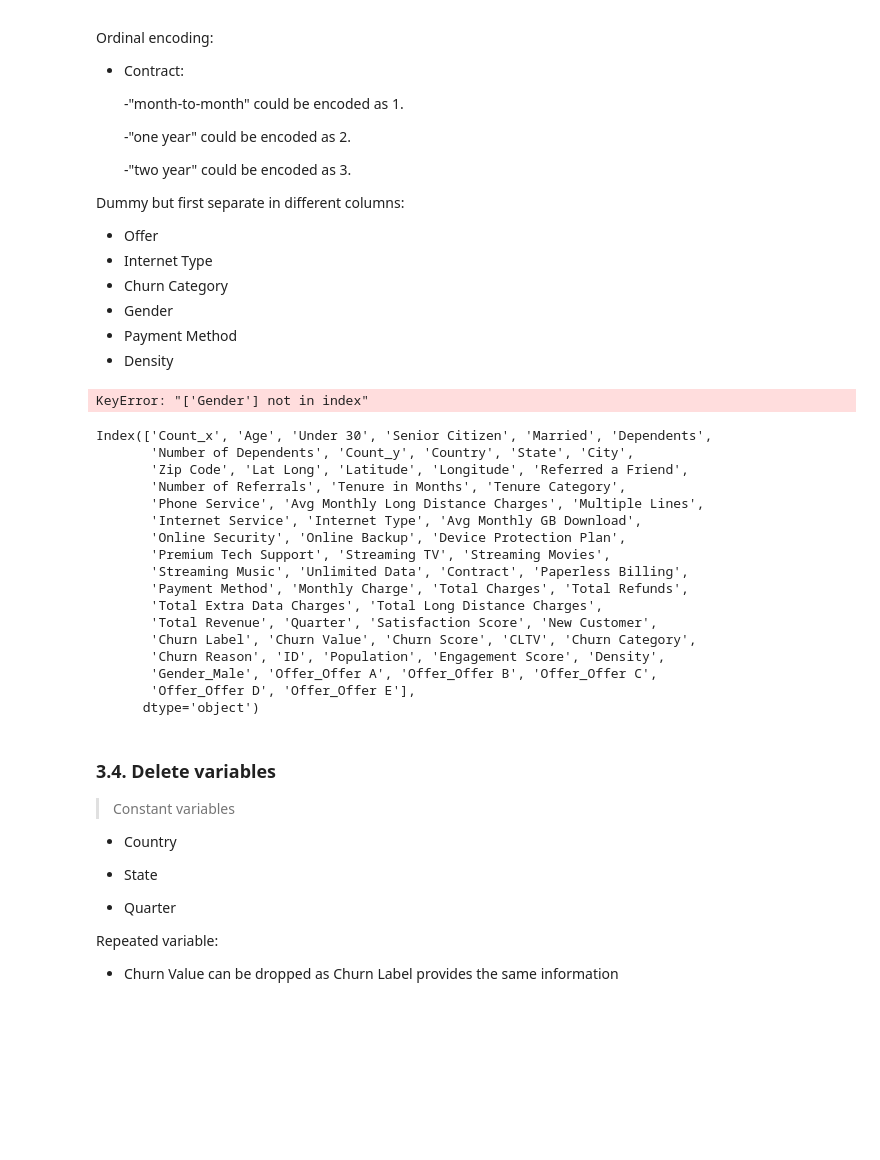
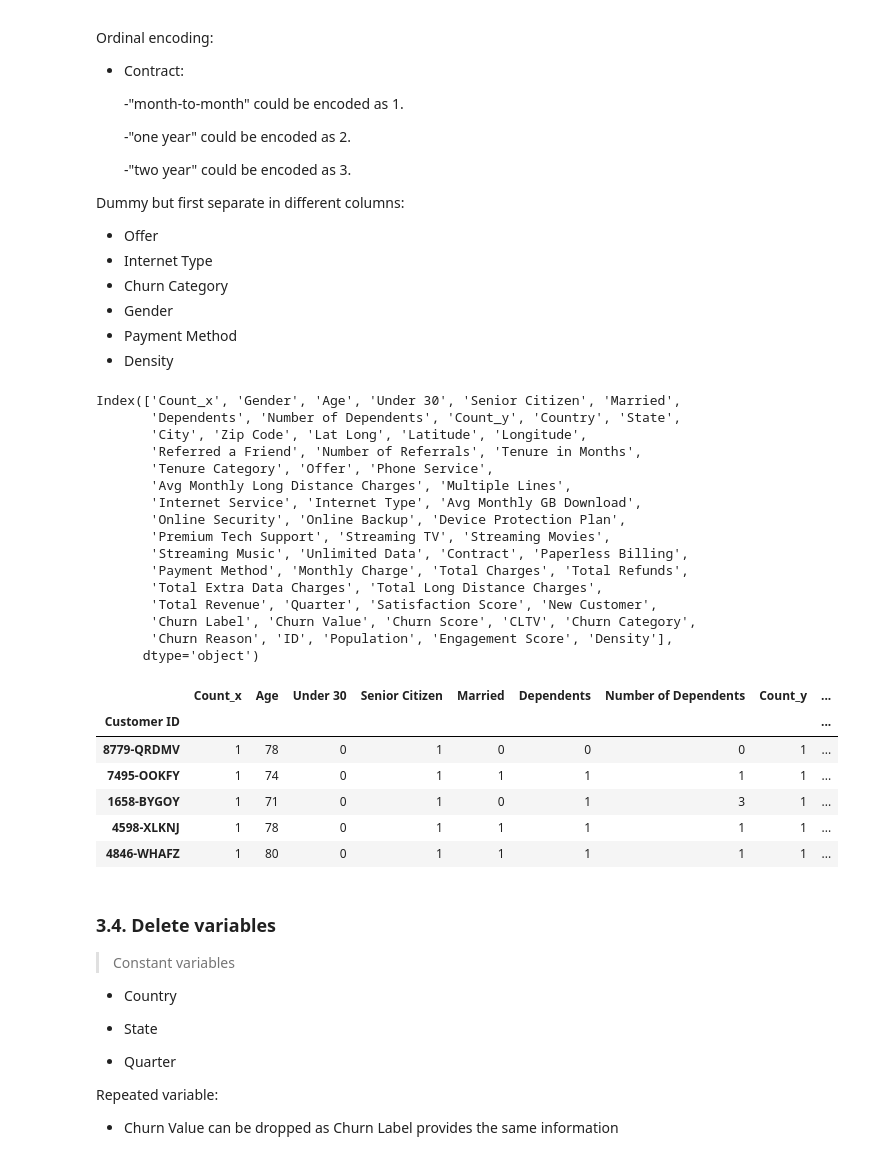
Before and after one commit to sarasustelosantos/bootcamp_group, a Jupyter notebook: Data_Exploration.ipynb, the cells around one changed output. Drawn from its saved outputs; the diff is of its cells as text; code cells hidden in the pictures; blank space fills up the shorter version.

```diff
--- a/Data_Exploration.ipynb
+++ b/Data_Exploration.ipynb
@@ -954,7 +954,7 @@ Dummy but first separate in different columns:
 columns_to_dummify = ['Gender', 'Under 30', 'Senior Citizen', 'Married', 'Dependents', 'Referred a Friend',
                       'Phone Service', 'Multiple Lines', 'Internet Service', 'Online Security', 'Online Backup',
                       'Device Protection Plan', 'Premium Tech Support', 'Streaming TV', 'Streaming Movies',
-                      'Streaming Music', 'Unlimited Data', 'Paperless Billing', 'Churn Label']
+                      'Streaming Music', 'Unlimited Data', 'Paperless Billing', 'Churn Label', 'Contract']
 
 df[columns_to_dummify] = df[columns_to_dummify].replace({'Yes': 1, 'No': 0})
 
@@ -962,26 +962,25 @@ df[columns_to_dummify] = df[columns_to_dummify].replace({'Yes': 1, 'No': 0})
 # Customer Status variable - replace "Joined" with 1 and all other values with 0 in the "Customer Status" column and this column will be called New Customer
 df.rename(columns={'Customer Status': 'New Customer'}, inplace=True)
 df['New Customer'] = df['New Customer'].replace({'Joined': 1, 'Stayed': 0, 'Churned': 0})
-# %% [output]
-KeyError: "['Gender'] not in index"
 # %%
-# Contract variable encoded as follows
-contract_mapping = {
-    'Month-to-Month': 1,
-    'One Year': 2,
-    'Two Year': 3,
-}
+# # Contract variable encoded as follows
+# contract_mapping = {
+#     'Month-to-Month': 1,
+#     'One Year': 2,
+#     'Two Year': 3,
+# }
 
-# Create a new column "Contract Encoded" based on the mapping
-df['Contract'] = df['Contract'].map(contract_mapping)
+# # Create a new column "Contract Encoded" based on the mapping
+# df['Contract'] = df['Contract'].map(contract_mapping)
 # %%
 df.columns
 # %% [output]
-Index(['Count_x', 'Age', 'Under 30', 'Senior Citizen', 'Married', 'Dependents',
-       'Number of Dependents', 'Count_y', 'Country', 'State', 'City',
-       'Zip Code', 'Lat Long', 'Latitude', 'Longitude', 'Referred a Friend',
-       'Number of Referrals', 'Tenure in Months', 'Tenure Category',
-       'Phone Service', 'Avg Monthly Long Distance Charges', 'Multiple Lines',
+Index(['Count_x', 'Gender', 'Age', 'Under 30', 'Senior Citizen', 'Married',
+       'Dependents', 'Number of Dependents', 'Count_y', 'Country', 'State',
+       'City', 'Zip Code', 'Lat Long', 'Latitude', 'Longitude',
+       'Referred a Friend', 'Number of Referrals', 'Tenure in Months',
+       'Tenure Category', 'Offer', 'Phone Service',
+       'Avg Monthly Long Distance Charges', 'Multiple Lines',
        'Internet Service', 'Internet Type', 'Avg Monthly GB Download',
        'Online Security', 'Online Backup', 'Device Protection Plan',
        'Premium Tech Support', 'Streaming TV', 'Streaming Movies',
@@ -990,9 +989,7 @@ Index(['Count_x', 'Age', 'Under 30', 'Senior Citizen', 'Married', 'Dependents',
        'Total Extra Data Charges', 'Total Long Distance Charges',
        'Total Revenue', 'Quarter', 'Satisfaction Score', 'New Customer',
        'Churn Label', 'Churn Value', 'Churn Score', 'CLTV', 'Churn Category',
-       'Churn Reason', 'ID', 'Population', 'Engagement Score', 'Density',
-       'Gender_Male', 'Offer_Offer A', 'Offer_Offer B', 'Offer_Offer C',
-       'Offer_Offer D', 'Offer_Offer E'],
+       'Churn Reason', 'ID', 'Population', 'Engagement Score', 'Density'],
       dtype='object')
 # %%
 # Create dummies from variables with several labels
@@ -1028,3 +1027,13 @@ if "Density" in df.columns:
+# %%
+df.head()
+# %% [output]
+|  | Count_x | Age | Under 30 | Senior Citizen | Married | Dependents | Number of Dependents | Count_y | ... |
+| Customer ID |  |  |  |  |  |  |  |  | ... |
+| 8779-QRDMV | 1 | 78 | 0 | 1 | 0 | 0 | 0 | 1 | ... |
+| 7495-OOKFY | 1 | 74 | 0 | 1 | 1 | 1 | 1 | 1 | ... |
+| 1658-BYGOY | 1 | 71 | 0 | 1 | 0 | 1 | 3 | 1 | ... |
+| 4598-XLKNJ | 1 | 78 | 0 | 1 | 1 | 1 | 1 | 1 | ... |
+| 4846-WHAFZ | 1 | 80 | 0 | 1 | 1 | 1 | 1 | 1 | ... |
 # %% [markdown]
 ### 3.4. Delete variables
 
```
Also changed, not shown: parts of 11 cells of this notebook, 4 other files.
